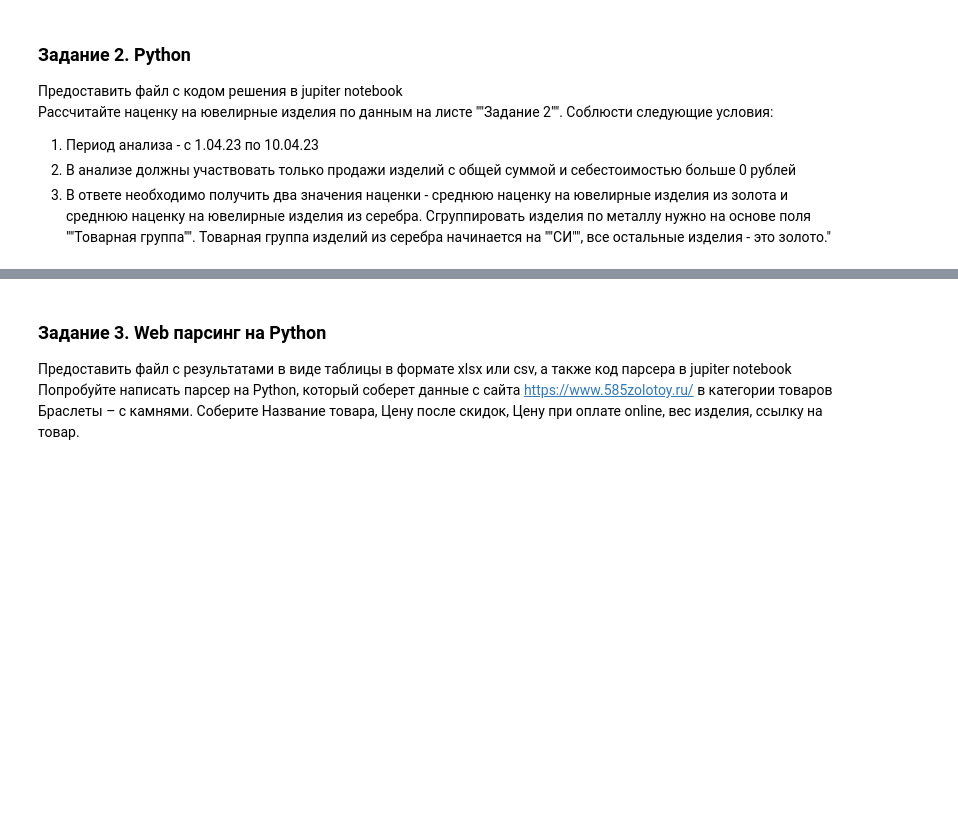
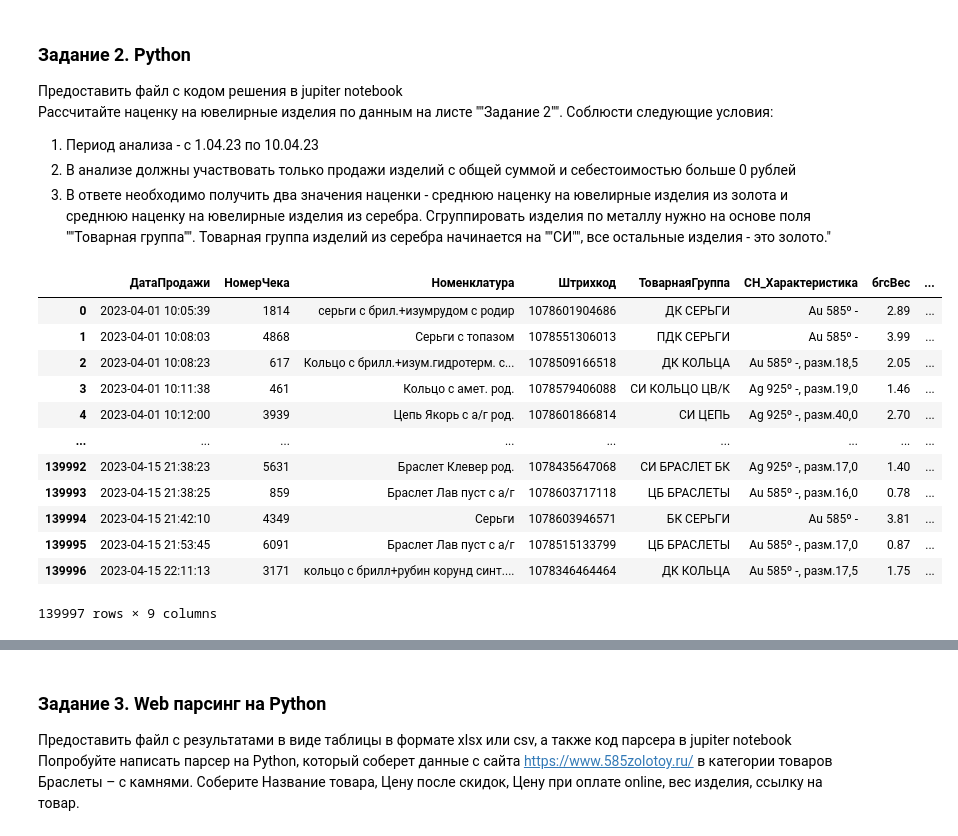
Before and after one commit to mainarel/test_tasks, a Jupyter notebook: 585_jewelry/task.ipynb, the cells around one changed output, grey strips where cells are left out. Cells and saved outputs as stored; diff of their text form; code cells hidden in the pictures; blank space fills up the shorter version.

Commit message:
solution task 2

```diff
--- a/585_jewelry/task.ipynb
+++ b/585_jewelry/task.ipynb
@@ -73,0 +72,16 @@ data.sample(5)
+# %%
+data_task2
+# %% [output]
+|  | ДатаПродажи | НомерЧека | Номенклатура | Штрихкод | ТоварнаяГруппа | СН_Характеристика | бгсВес | ... |
+| 0 | 2023-04-01 10:05:39 | 1814 | серьги с брил.+изумрудом с родир | 1078601904686 | ДК СЕРЬГИ | Au 585º - | 2.89 | ... |
+| 1 | 2023-04-01 10:08:03 | 4868 | Серьги с топазом | 1078551306013 | ПДК СЕРЬГИ | Au 585º - | 3.99 | ... |
+| 2 | 2023-04-01 10:08:23 | 617 | Кольцо с брилл.+изум.гидротерм. с... | 1078509166518 | ДК КОЛЬЦА | Au 585º -, разм.18,5 | 2.05 | ... |
+| 3 | 2023-04-01 10:11:38 | 461 | Кольцо с амет. род. | 1078579406088 | СИ КОЛЬЦО ЦВ/К | Ag 925º -, разм.19,0 | 1.46 | ... |
+| 4 | 2023-04-01 10:12:00 | 3939 | Цепь Якорь с а/г род. | 1078601866814 | СИ ЦЕПЬ | Ag 925º -, разм.40,0 | 2.70 | ... |
+| ... | ... | ... | ... | ... | ... | ... | ... | ... |
+| 139992 | 2023-04-15 21:38:23 | 5631 | Браслет Клевер род. | 1078435647068 | СИ БРАСЛЕТ БК | Ag 925º -, разм.17,0 | 1.40 | ... |
+| 139993 | 2023-04-15 21:38:25 | 859 | Браслет Лав пуст с а/г | 1078603717118 | ЦБ БРАСЛЕТЫ | Au 585º -, разм.16,0 | 0.78 | ... |
+| 139994 | 2023-04-15 21:42:10 | 4349 | Серьги | 1078603946571 | БК СЕРЬГИ | Au 585º - | 3.81 | ... |
+| 139995 | 2023-04-15 21:53:45 | 6091 | Браслет Лав пуст с а/г | 1078515133799 | ЦБ БРАСЛЕТЫ | Au 585º -, разм.17,0 | 0.87 | ... |
+| 139996 | 2023-04-15 22:11:13 | 3171 | кольцо с брилл+рубин корунд синт.... | 1078346464464 | ДК КОЛЬЦА | Au 585º -, разм.17,5 | 1.75 | ... |
+139997 rows × 9 columns
```
Also changed, not shown: parts of 9 cells of this notebook.
